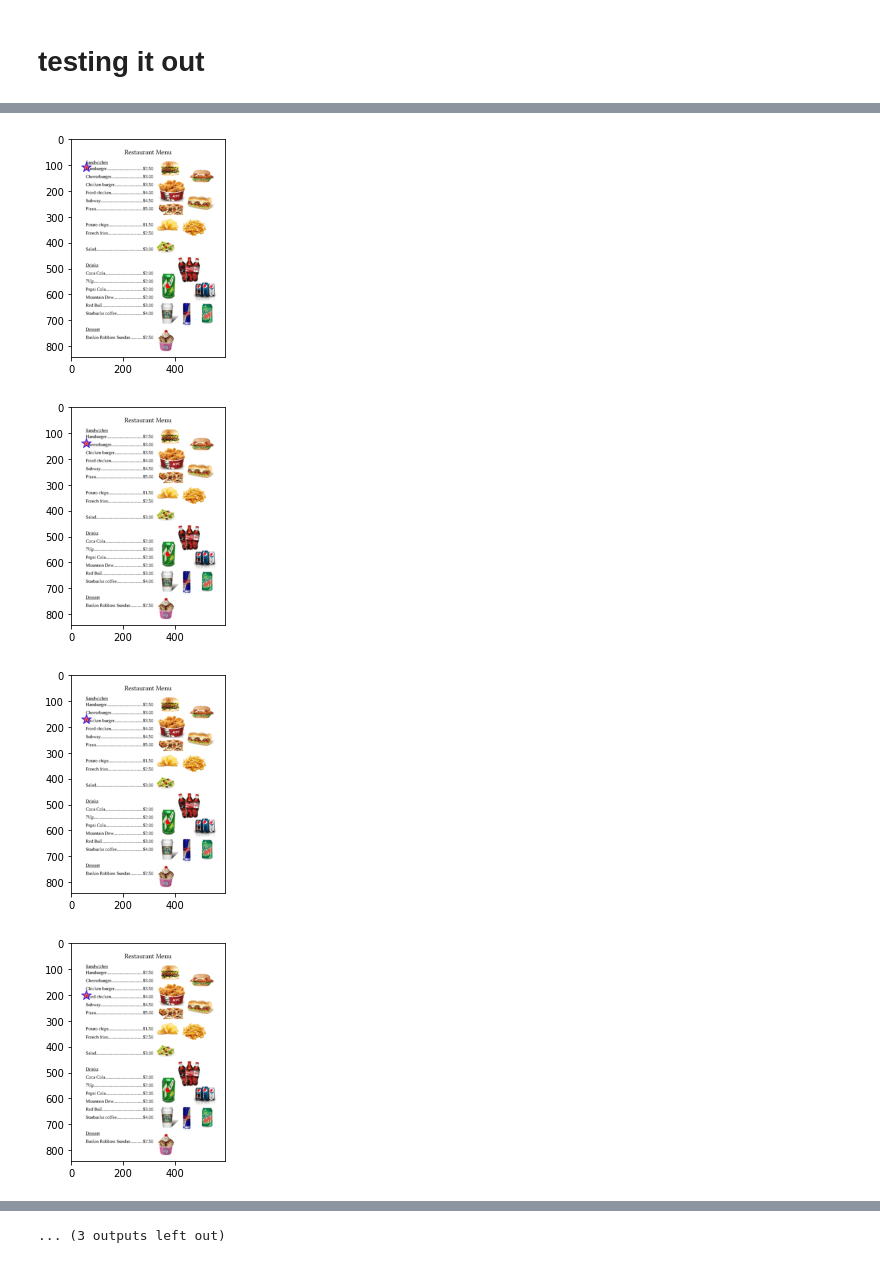
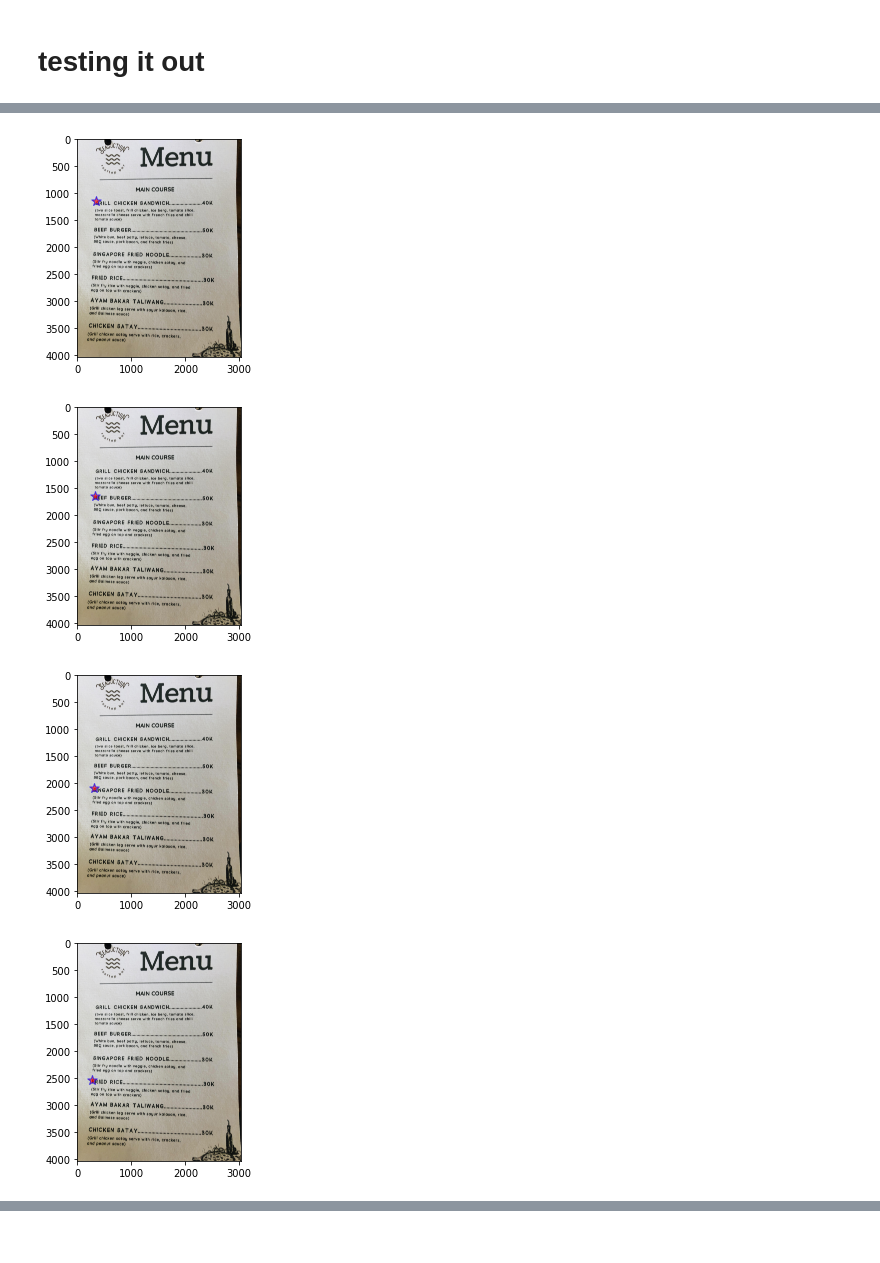
Before and after one commit to nguyenngocyennga/menu_me, a Jupyter notebook: notebooks/alan_updated_stripper_and_food_checker.ipynb, the cells around one changed output, grey strips where cells are left out. Cells and saved outputs as stored; diff of their text form; code cells hidden in the pictures.

```diff
--- a/notebooks/alan_updated_stripper_and_food_checker.ipynb
+++ b/notebooks/alan_updated_stripper_and_food_checker.ipynb
@@ -154,10 +148,8 @@ def optimized_image_fetch_and_check(query):
 
     helper_word = 'recipe'
 
-    bev_cv = pd.read_csv('../stripped_drinks.csv')
+    bev_cv = pd.read_csv('../data/stripped_drinks.csv')
     beverages = bev_cv['name'].tolist()
-    beverages += ['coca cola', 'cola', 'pepsi','coffee','pepsi cola','bintang',
-                  'budweiser','red wine', 'mountain dew','coke','screwdriver', 'red bull', 'redbull', 'starbucks coffee']
 
     if query.lower() in beverages:
         helper_word = 'beverage'
@@ -188,10 +180,8 @@ def optimized_image_fetch_and_check(query):
     print(url)
     print()
 
-    verified_queries = ['cheeseburger','burger','pizza','fried chicken','ice cream sundae','fuyung hai','screwdriver','redbull',
-                       'loaded baked potato', 'roasted vegetables','strawberry cake','hamburger','subway','potato chips','french fries','salad',
-                       'coca cola', 'pepsi cola', 'redbull', 'red bull','mountain dew','starbucks coffee','baskin robbins sundae','chicken burger',
-                        'grill chicken sandwich','beef burger','singapore fried noodle','fried rice','ayam bakar taliwang','chicken satay']
+    verified_queries = pd.read_csv('../data/verified.csv')
+    verified_queries = verified_queries['name'].tolist()
 
     if query.lower() in verified_queries:
         print(f'{query} already in known foods database, no need to verify!')
@@ -335,0 +289,2 @@ chicken satay already in known foods database, no need to verify!
+# %%
+stripped_menu = strip_menu(response)
@@ -377,9 +361,12 @@ def detect_text_points(response):
 
     for char in chars_to_remove:
         detected_df = detected_df[detected_df['text'] != char]
+
+    detected_df['text'] = detected_df['text'].str.lower()
     print(detected_df)
     print()
 
+
     return detected_df
 # %% [markdown]
 #  (old) function detect_text_boxes
@@ -677,7 +664,7 @@ def show_menu_markers(path, coord_dict):
 #  testing it out
 # %%
 # back end
-path = '../raw_data/all_menus/english_menu_1.png'
+path = '../raw_data/all_menus/slack-imgs.jpg'
 response = text_detection_full_response(path)
 language = get_language(response)
 stripped_menu = strip_menu(response)
@@ -707,11 +694,11 @@ final_item_locations = detect_item_locations(detected_df, stripped_menu, languag
 # %%
-path = '../raw_data/all_menus/english_menu_1.png'
+path = '../raw_data/all_menus/slack-imgs.jpg'
 for key,value in final_item_locations.items():
     if value !=None:
         coord_dict = {key:value}
         show_menu_markers(path, coord_dict)
 # %% [output]
-[figure, old version]
+[figure, new version]
-[figure, old version]
+[figure, new version]
-[figure, old version]
+[figure, new version]
-[figure, old version]
+[figure, new version]
@@ -726 +706,0 @@ for key,value in final_item_locations.items():
-... (3 outputs left out)
```
Also changed, not shown: parts of 12 cells of this notebook, 10 other files.
